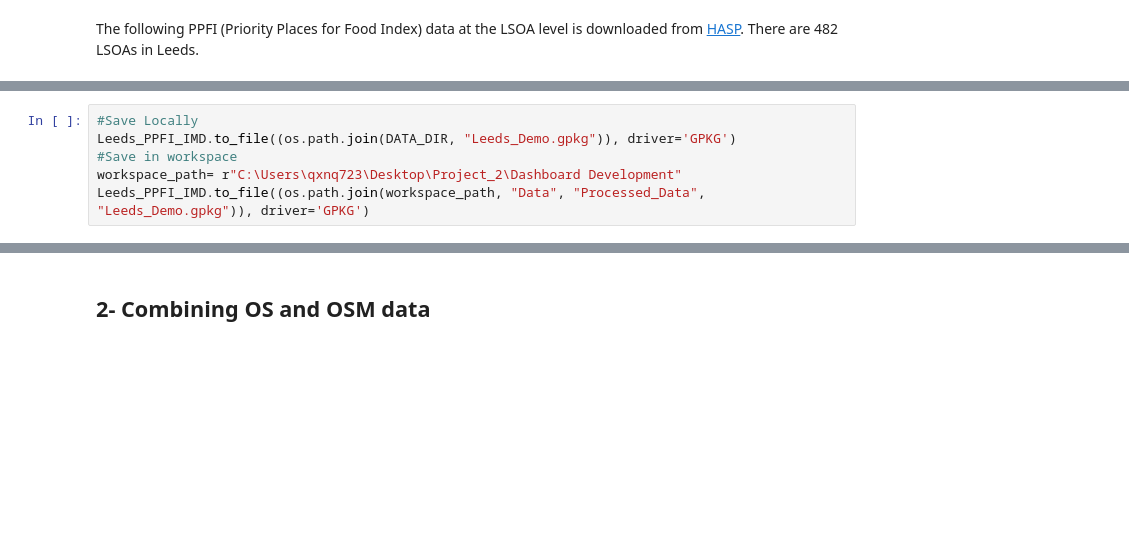
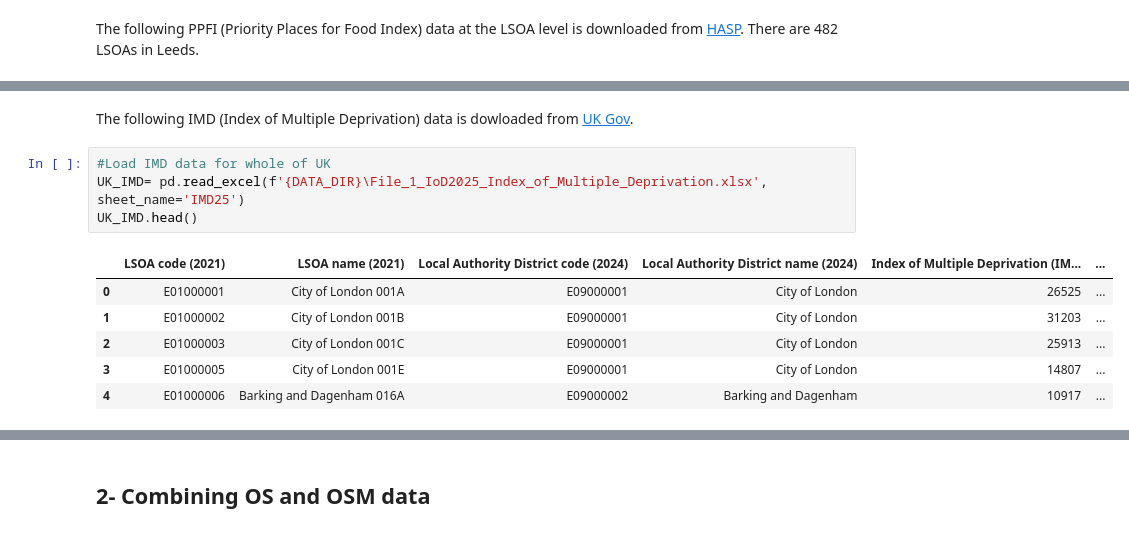
Before and after one commit to MarionC749/LIDA-SEEDS, a Jupyter notebook: Data_Processing/3-SEEDS_potentialCGS_search.ipynb, the cells around one changed output, grey strips where cells are left out. Cells and saved outputs as stored; diff of their text form; blank space fills up the shorter version.

Commit message:
demo updated + loading message

```diff
--- a/Data_Processing/3-SEEDS_potentialCGS_search.ipynb
+++ b/Data_Processing/3-SEEDS_potentialCGS_search.ipynb
@@ -639,6 +438,13 @@ Leeds_PPFI_IMD.plot()
-# %%
-#Save Locally
-Leeds_PPFI_IMD.to_file((os.path.join(DATA_DIR, "Leeds_Demo.gpkg")), driver='GPKG')
-#Save in workspace
-workspace_path= r"C:\Users\qxnq723\Desktop\Project_2\Dashboard Development"
-Leeds_PPFI_IMD.to_file((os.path.join(workspace_path, "Data", "Processed_Data", "Leeds_Demo.gpkg")), driver='GPKG')
+# %% [markdown]
+The following IMD (Index of Multiple Deprivation) data is dowloaded from [UK Gov](https://www.gov.uk/government/statistics/english-indices-of-deprivation-2025).
+# %%
+#Load IMD data for whole of UK
+UK_IMD= pd.read_excel(f'{DATA_DIR}\File_1_IoD2025_Index_of_Multiple_Deprivation.xlsx', sheet_name='IMD25')
+UK_IMD.head()
+# %% [output]
+|  | LSOA code (2021) | LSOA name (2021) | Local Authority District code (2024) | Local Authority District name (2024) | Index of Multiple Deprivation (IM... | ... |
+| 0 | E01000001 | City of London 001A | E09000001 | City of London | 26525 | ... |
+| 1 | E01000002 | City of London 001B | E09000001 | City of London | 31203 | ... |
+| 2 | E01000003 | City of London 001C | E09000001 | City of London | 25913 | ... |
+| 3 | E01000005 | City of London 001E | E09000001 | City of London | 14807 | ... |
+| 4 | E01000006 | Barking and Dagenham 016A | E09000002 | Barking and Dagenham | 10917 | ... |
```
Also changed, not shown: parts of 27 cells of this notebook, 9 other files.
